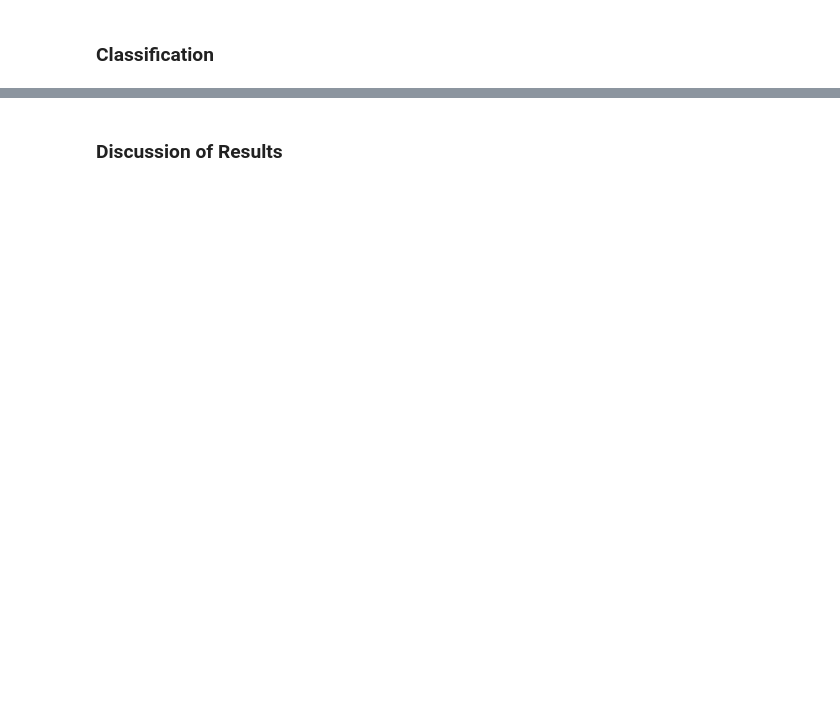
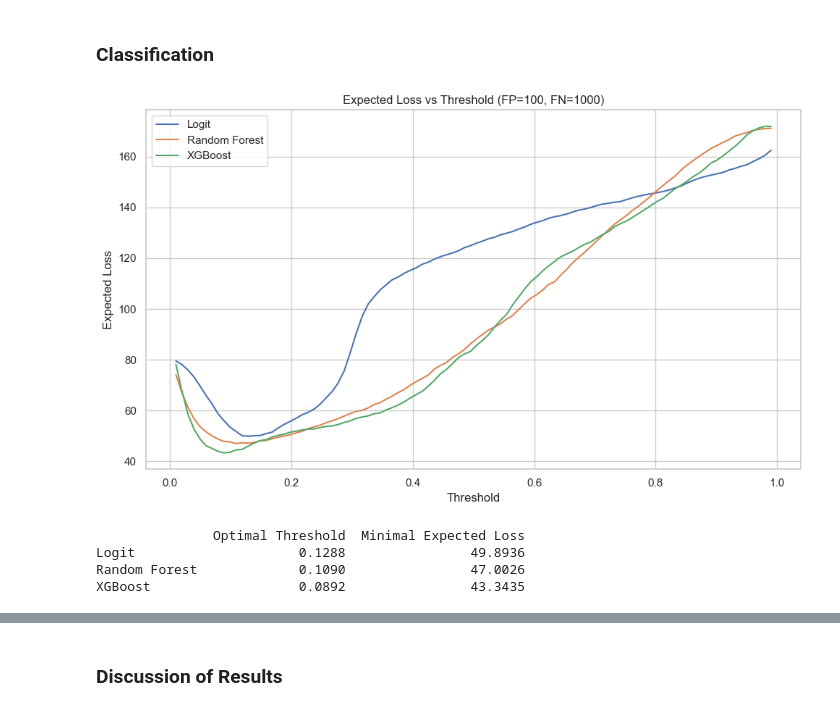
Before and after one commit to HDuo1129/Data-Analysis-3, a Jupyter notebook: Assignment 3/Assignment 3.ipynb, the cells around one changed output, grey strips where cells are left out. Cells and saved outputs as stored; diff of their text form; code cells hidden in the pictures; blank space fills up the shorter version.

```diff
--- a/Assignment 3/Assignment 3.ipynb
+++ b/Assignment 3/Assignment 3.ipynb
@@ -290,0 +302,17 @@ df_model
+# %%
+X = df_model.drop(columns=["fast_growth"])
+y = df_model["fast_growth"]
+scaler = StandardScaler()
+X_scaled = scaler.fit_transform(X)
+# %%
+cv = StratifiedKFold(n_splits=5, shuffle=True, random_state=42)
+probabilities = {}
+auc_scores = {}
+
+for name, model in models.items():
+    y_prob = cross_val_predict(model, X_scaled, y, cv=cv, method="predict_proba")[:, 1]
+    probabilities[name] = y_prob
+    auc_scores[name] = roc_auc_score(y, y_prob)
+
+print("AUC scores:")
+print(auc_scores)
@@ -291,2 +325,49 @@ df_model
 # %% [markdown]
 ### Classification
+# %%
+FP_cost = 100
+FN_cost = 1000
+thresholds = np.linspace(0.01, 0.99, 100)
+
+expected_losses = {}
+optimal_thresholds = {}
+minimal_losses = {}
+
+for model_name, probs in probabilities.items():
+    losses = []
+    for thresh in thresholds:
+        preds = (probs >= thresh).astype(int)
+        tn, fp, fn, tp = confusion_matrix(y, preds).ravel()
+        loss = (fp * FP_cost + fn * FN_cost) / len(y)
+        losses.append(loss)
+
+    min_loss = np.min(losses)
+    best_thresh = thresholds[np.argmin(losses)]
+
+    expected_losses[model_name] = losses
+    minimal_losses[model_name] = min_loss
+    optimal_thresholds[model_name] = best_thresh
+
+results_df = pd.DataFrame({
+    "Optimal Threshold": optimal_thresholds,
+    "Minimal Expected Loss": minimal_losses
+}).round(4)
+
+plt.figure(figsize=(10, 6))
+for model_name, losses in expected_losses.items():
+    plt.plot(thresholds, losses, label=model_name)
+plt.xlabel("Threshold")
+plt.ylabel("Expected Loss")
+plt.title("Expected Loss vs Threshold (FP=100, FN=1000)")
+plt.legend()
+plt.grid(True)
+plt.tight_layout()
+plt.show()
+
+print(results_df)
+# %% [output]
+[figure, added]
+               Optimal Threshold  Minimal Expected Loss
+Logit                     0.1288                49.8936
+Random Forest             0.1090                47.0026
+XGBoost                   0.0892                43.3435
```
Also changed, not shown: parts of 15 cells of this notebook.
